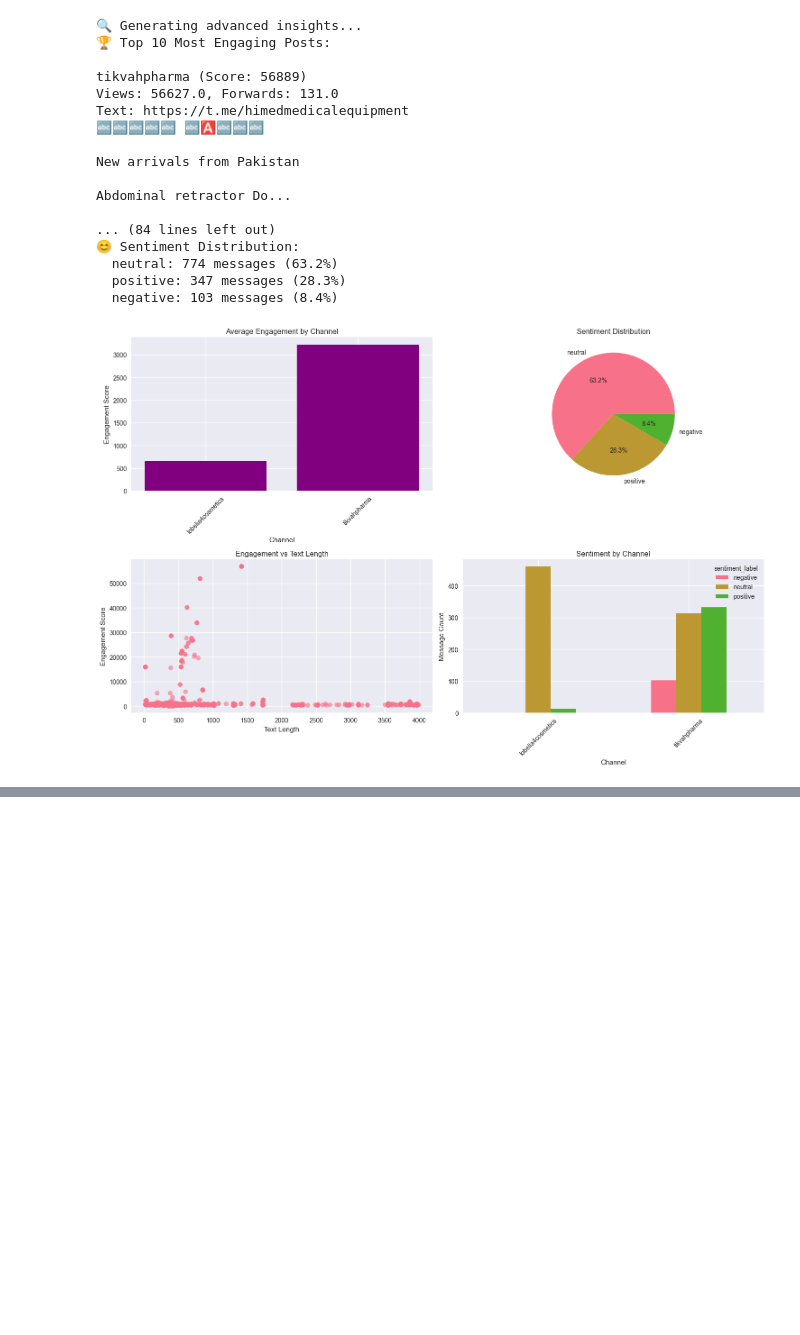
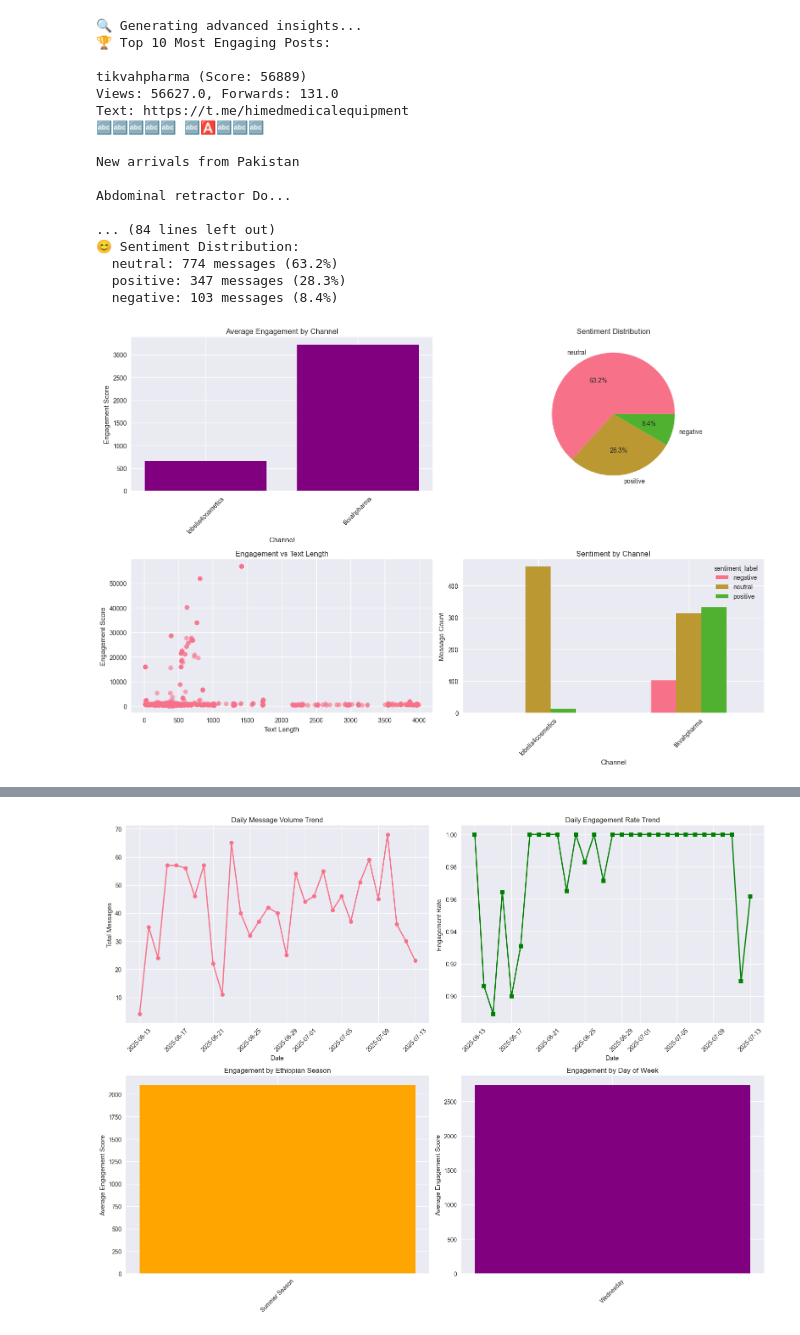
Before and after one commit to projwork/ShippingDataProduct, a Jupyter notebook: notebooks/medical_data_analysis.ipynb, the cells around one changed output, grey strips where cells are left out. Drawn from its saved outputs; the diff is of its cells as text; code cells hidden in the pictures; blank space fills up the shorter version.

```diff
--- a/notebooks/medical_data_analysis.ipynb
+++ b/notebooks/medical_data_analysis.ipynb
@@ -714,0 +1726,93 @@ print("🎯 Ready for next phase of analysis!")
+# %%
+# Advanced Temporal Analysis using Data Warehouse
+print("⏰ Advanced Temporal Analysis from Data Warehouse")
+
+# Daily trends analysis
+daily_trends = df_daily.groupby('date_day').agg({
+    'total_messages': 'sum',
+    'total_engagement_score': 'sum',
+    'engagement_rate': 'mean',
+    'media_message_rate': 'mean',
+    'meaningful_message_rate': 'mean'
+}).reset_index()
+
+# Ethiopian seasonal analysis
+seasonal_analysis = df_warehouse.groupby('ethiopian_season').agg({
+    'message_key': 'count',
+    'engagement_score': 'mean',
+    'has_media': 'mean',
+    'content_quality': lambda x: (x == 'high_quality').mean()
+}).round(3)
+
+seasonal_analysis.columns = ['Messages', 'Avg_Engagement', 'Media_Rate', 'Quality_Rate']
+print("🌍 Ethiopian Seasonal Analysis:")
+print(seasonal_analysis.sort_values('Avg_Engagement', ascending=False))
+
+# Day of week analysis
+dow_analysis = df_warehouse.groupby('day_name').agg({
+    'message_key': 'count',
+    'engagement_score': 'mean',
+    'has_media': 'mean'
+}).round(2)
+
+print(f"\n📅 Day of Week Analysis:")
+print(dow_analysis)
+
+# Weekend vs Weekday comparison
+weekend_comparison = df_warehouse.groupby('is_weekend').agg({
+    'message_key': 'count',
+    'engagement_score': 'mean',
+    'has_media': 'mean',
+    'text_length': 'mean'
+}).round(2)
+
+weekend_comparison.index = ['Weekday', 'Weekend']
+print(f"\n📅 Weekend vs Weekday Comparison:")
+print(weekend_comparison)
+
+# Time-based visualizations
+fig, axes = plt.subplots(2, 2, figsize=(16, 12))
+
+# Daily message trend
+axes[0, 0].plot(daily_trends['date_day'], daily_trends['total_messages'], marker='o', linewidth=2)
+axes[0, 0].set_title('Daily Message Volume Trend')
+axes[0, 0].set_xlabel('Date')
+axes[0, 0].set_ylabel('Total Messages')
+axes[0, 0].tick_params(axis='x', rotation=45)
+
+# Engagement rate trend
+axes[0, 1].plot(daily_trends['date_day'], daily_trends['engagement_rate'], marker='s', color='green', linewidth=2)
+axes[0, 1].set_title('Daily Engagement Rate Trend')
+axes[0, 1].set_xlabel('Date')
+axes[0, 1].set_ylabel('Engagement Rate')
+axes[0, 1].tick_params(axis='x', rotation=45)
+
+# Ethiopian seasonal patterns
+axes[1, 0].bar(seasonal_analysis.index, seasonal_analysis['Avg_Engagement'], color='orange')
+axes[1, 0].set_title('Engagement by Ethiopian Season')
+axes[1, 0].set_ylabel('Average Engagement Score')
+axes[1, 0].tick_params(axis='x', rotation=45)
+
+# Day of week patterns
+day_order = ['Monday', 'Tuesday', 'Wednesday', 'Thursday', 'Friday', 'Saturday', 'Sunday']
+dow_ordered = dow_analysis.reindex(day_order)
+axes[1, 1].bar(dow_ordered.index, dow_ordered['engagement_score'], color='purple')
+axes[1, 1].set_title('Engagement by Day of Week')
+axes[1, 1].set_ylabel('Average Engagement Score')
+axes[1, 1].tick_params(axis='x', rotation=45)
+
+plt.tight_layout()
+plt.show()
+
+# Insights summary
+print(f"\n🔍 Key Temporal Insights:")
+best_season = seasonal_analysis['Avg_Engagement'].idxmax()
+best_day = dow_analysis['engagement_score'].idxmax()
+total_days = len(daily_trends)
+
+print(f"  📈 Best performing season: {best_season}")
+print(f"  📅 Best performing day: {best_day}")
+print(f"  📊 Analysis period: {total_days} days")
+print(f"  📱 Average daily messages: {daily_trends['total_messages'].mean():.0f}")
+print(f"  💬 Peak day messages: {daily_trends['total_messages'].max():,}")
+# %% [output]
@@ -714,0 +1836 @@ print("🎯 Ready for next phase of analysis!")
+[figure, added]
```
Also changed, not shown: parts of 18 cells of this notebook.
